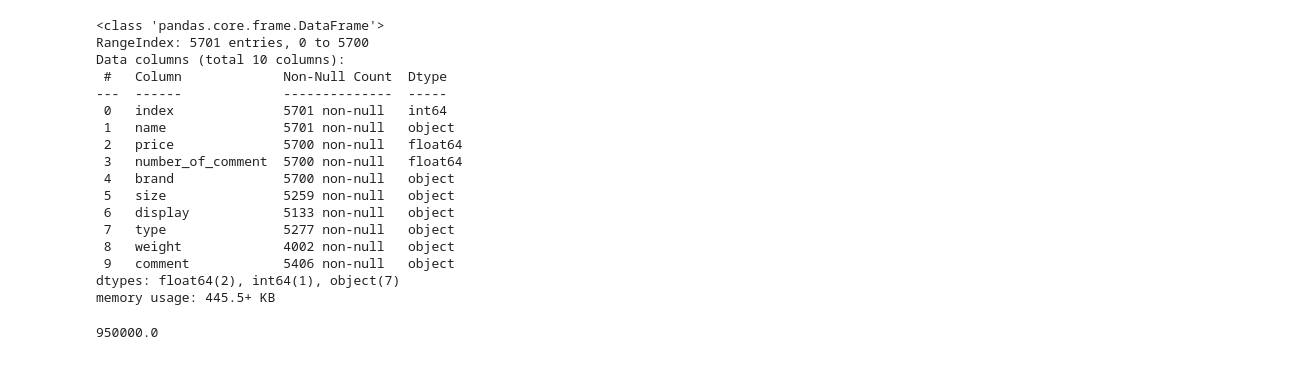
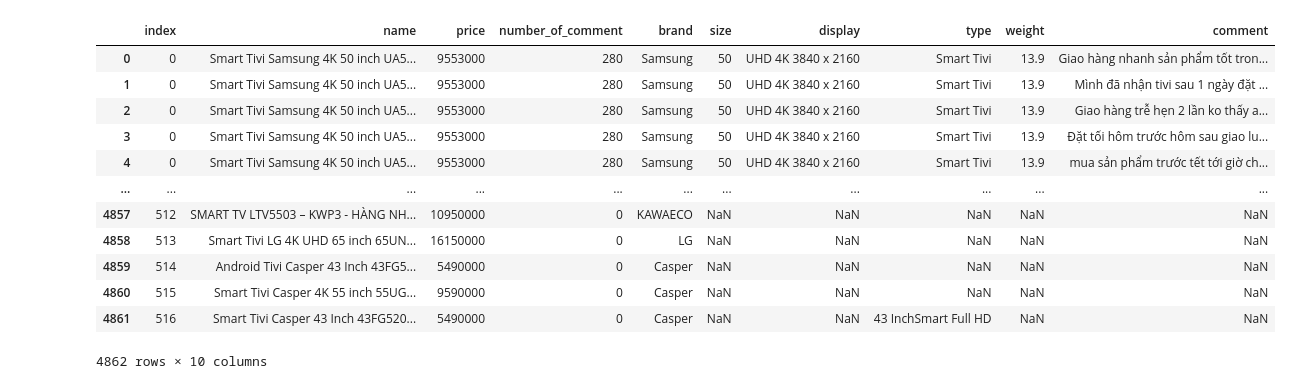
Before and after one commit to ngoclp2000/Introduction_To_Data_Science, a Jupyter notebook: DataCleaning.ipynb, the cells around one changed output. Cells and saved outputs as stored; diff of their text form; code cells hidden in the pictures.

```diff
--- a/DataCleaning.ipynb
+++ b/DataCleaning.ipynb
@@ -120,28 +121,22 @@ Name: name, Length: 2500, dtype: object
 # %%
 ## Electric Device
 #washing machine
 tivi = pd.read_csv('./data/electric_device/tivi.csv')
-tivi.info()
-tivi.price.min()
+tivi
 # %% [output]
+|  | index | name | price | number_of_comment | brand | size | display | type | weight | comment |
+| 0 | 0 | Smart Tivi Samsung 4K 50 inch UA5... | 9553000 | 280 | Samsung | 50 | UHD 4K 3840 x 2160 | Smart Tivi | 13.9 | Giao hàng nhanh sản phẩm tốt tron... |
+| 1 | 0 | Smart Tivi Samsung 4K 50 inch UA5... | 9553000 | 280 | Samsung | 50 | UHD 4K 3840 x 2160 | Smart Tivi | 13.9 | Mình đã nhận tivi sau 1 ngày đặt ... |
+| 2 | 0 | Smart Tivi Samsung 4K 50 inch UA5... | 9553000 | 280 | Samsung | 50 | UHD 4K 3840 x 2160 | Smart Tivi | 13.9 | Giao hàng trễ hẹn 2 lần ko thấy a... |
+| 3 | 0 | Smart Tivi Samsung 4K 50 inch UA5... | 9553000 | 280 | Samsung | 50 | UHD 4K 3840 x 2160 | Smart Tivi | 13.9 | Đặt tối hôm trước hôm sau giao lu... |
+| 4 | 0 | Smart Tivi Samsung 4K 50 inch UA5... | 9553000 | 280 | Samsung | 50 | UHD 4K 3840 x 2160 | Smart Tivi | 13.9 | mua sản phẩm trước tết tới giờ ch... |
+| ... | ... | ... | ... | ... | ... | ... | ... | ... | ... | ... |
+| 4857 | 512 | SMART TV LTV5503 – KWP3 - HÀNG NH... | 10950000 | 0 | KAWAECO | NaN | NaN | NaN | NaN | NaN |
+| 4858 | 513 | Smart Tivi LG 4K UHD 65 inch 65UN... | 16150000 | 0 | LG | NaN | NaN | NaN | NaN | NaN |
+| 4859 | 514 | Android Tivi Casper 43 Inch 43FG5... | 5490000 | 0 | Casper | NaN | NaN | NaN | NaN | NaN |
+| 4860 | 515 | Smart Tivi Casper 4K 55 inch 55UG... | 9590000 | 0 | Casper | NaN | NaN | NaN | NaN | NaN |
+| 4861 | 516 | Smart Tivi Casper 43 Inch 43FG520... | 5490000 | 0 | Casper | NaN | NaN | 43 InchSmart Full HD | NaN | NaN |
-<class 'pandas.core.frame.DataFrame'>
-RangeIndex: 5701 entries, 0 to 5700
-Data columns (total 10 columns):
- #   Column             Non-Null Count  Dtype
----  ------             --------------  -----
- 0   index              5701 non-null   int64
- 1   name               5701 non-null   object
- 2   price              5700 non-null   float64
- 3   number_of_comment  5700 non-null   float64
- 4   brand              5700 non-null   object
- 5   size               5259 non-null   object
- 6   display            5133 non-null   object
- 7   type               5277 non-null   object
- 8   weight             4002 non-null   object
- 9   comment            5406 non-null   object
-dtypes: float64(2), int64(1), object(7)
-memory usage: 445.5+ KB
+4862 rows × 10 columns
-950000.0
 # %%
 ## Electric Device
 #fridge
```
Also changed, not shown: parts of 8 cells of this notebook, 24 other files.
